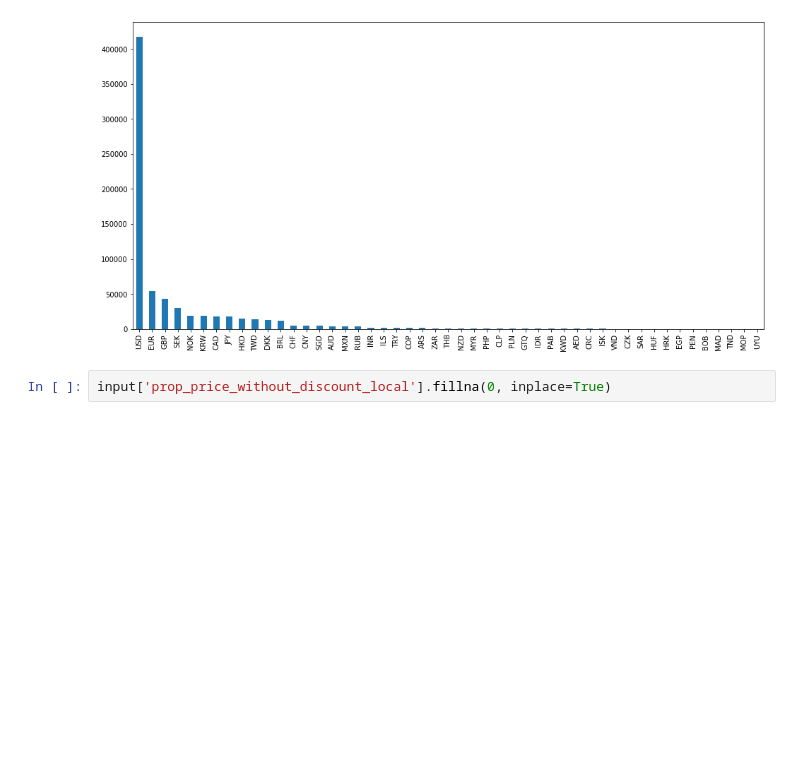
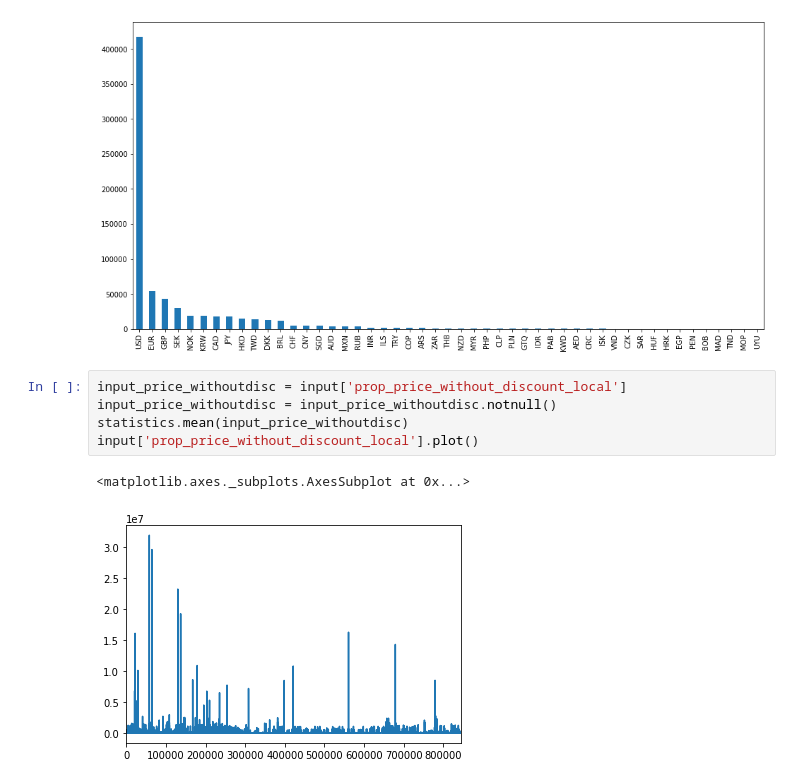
Before and after one commit to SharathChandra-AV/Data-Science--Cheat-Sheet, a Jupyter notebook: Expedia_CaseStudy_Solution.ipynb, the cells around one changed output. Drawn from its saved outputs; the diff is of its cells as text; blank space fills up the shorter version.

```diff
--- a/Expedia_CaseStudy_Solution.ipynb
+++ b/Expedia_CaseStudy_Solution.ipynb
@@ -209,5 +209,11 @@ input['srch_currency'].fillna(input['srch_currency'].value_counts().idxmax(), in
 # %% [output]
 USD
 [figure]
-# %%
-input['prop_price_without_discount_local'].fillna(0, inplace=True)
+# %%
+input_price_withoutdisc = input['prop_price_without_discount_local']
+input_price_withoutdisc = input_price_withoutdisc.notnull()
+statistics.mean(input_price_withoutdisc)
+input['prop_price_without_discount_local'].plot()
+# %% [output]
+<matplotlib.axes._subplots.AxesSubplot at 0x...>
+[figure, added]
```
